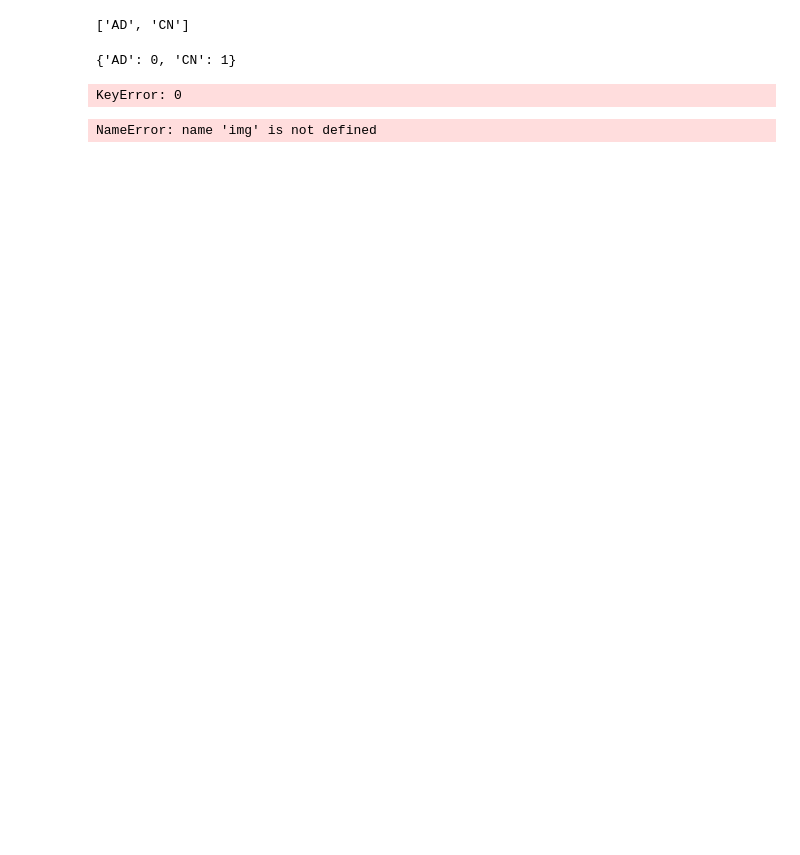
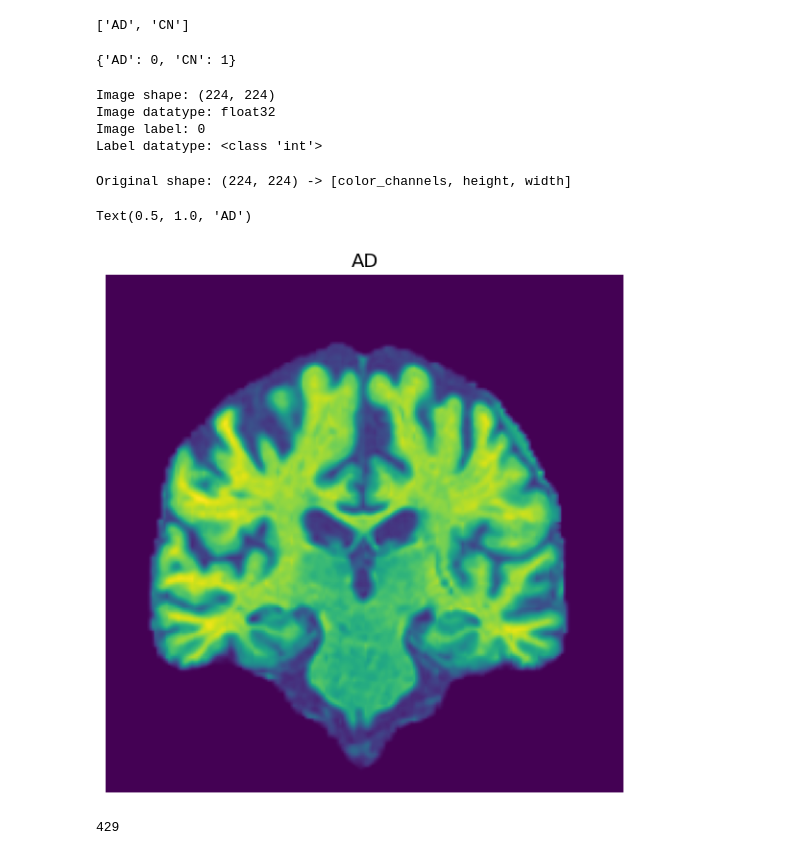
Before and after one commit to derick-amontagna/DAMS, a Jupyter notebook: test_load_ADNI.ipynb, the cells around one changed output. Saved outputs shown, nothing was run; the diff lists cells and outputs as text; code cells hidden in the pictures; blank space fills up the shorter version.

```diff
--- a/test_load_ADNI.ipynb
+++ b/test_load_ADNI.ipynb
@@ -34,7 +34,8 @@ The autoreload extension is already loaded. To reload it, use:
   %reload_ext autoreload
 # %%
 dataset = ADNIDataset2D(
-    root="data\\preprocess\\ADNI1_T1_MRI\\6_step_nifti_2d",
+    root="data\\preprocess\\ADNI1_T1_All_MRI\\6_step_nifti_2d",
+    split='train',
     domain=source1_name,
     transform=None,
 )
@@ -58,25 +67,26 @@ class_dict
 # %% [output]
 {'AD': 0, 'CN': 1}
 # %%
-img, label = dataset[0][0], dataset[0][1]
+img, label = dataset[16]['image'], dataset[16]['label']
 print(f"Image shape: {img.shape}")
 print(f"Image datatype: {img.dtype}")
 print(f"Image label: {label}")
 print(f"Label datatype: {type(label)}")
 # %% [output]
-KeyError: 0
+Image shape: (224, 224)
+Image datatype: float32
+Image label: 0
+Label datatype: <class 'int'>
 # %%
-# Rearrange the order of dimensions
-img_permute = img.permute(1, 2, 0)
-
 # Print out different shapes (before and after permute)
 print(f"Original shape: {img.shape} -> [color_channels, height, width]")
-print(f"Image permute shape: {img_permute.shape} -> [height, width, color_channels]")
 
 # Plot the image
 plt.figure(figsize=(10, 7))
-plt.imshow(img.permute(1, 2, 0))
+plt.imshow(img)
 plt.axis("off")
 plt.title(class_names[label], fontsize=14)
 # %% [output]
-NameError: name 'img' is not defined
+Original shape: (224, 224) -> [color_channels, height, width]
+Text(0.5, 1.0, 'AD')
+[figure, added]
@@ -82,0 +101,4 @@ NameError: name 'img' is not defined
+# %%
+df[df['Research Group'].isin(['CN', 'AD'])]['Subject ID'].nunique()
+# %% [output]
+429
```
Also changed, not shown: parts of 13 cells of this notebook, 10 other files.
